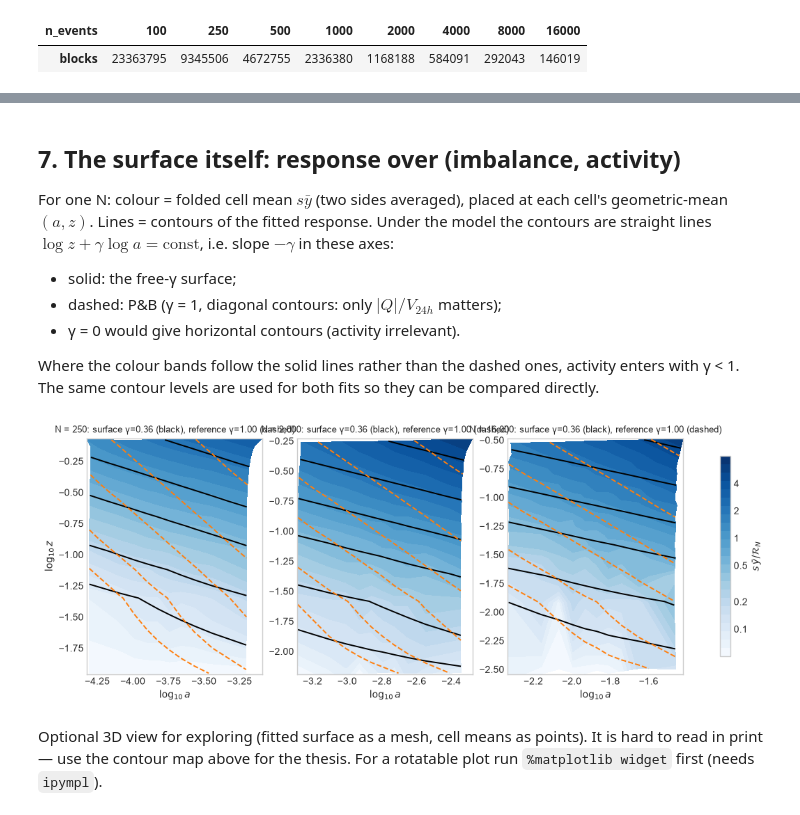
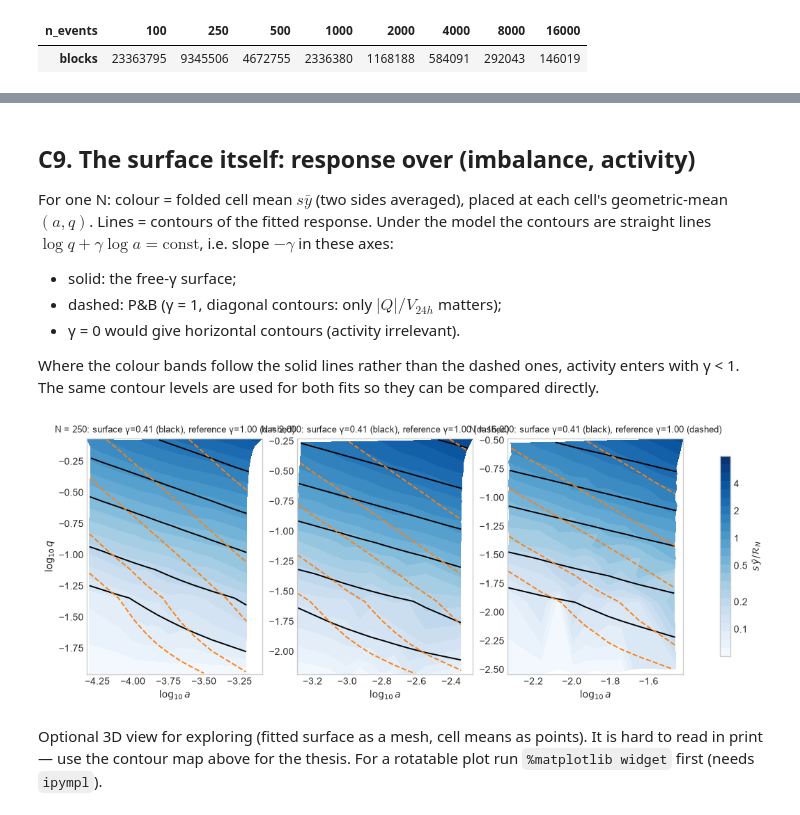
Before and after one commit to pdmillington/market-impact-research, a Jupyter notebook: crypto-impact-study/notebooks/ActivitySurface.ipynb, the cells around one changed output, grey strips where cells are left out. Cells and saved outputs as stored; diff of their text form; code cells hidden in the pictures.

Commit message:
ActivitySurface update

```diff
--- a/crypto-impact-study/notebooks/ActivitySurface.ipynb
+++ b/crypto-impact-study/notebooks/ActivitySurface.ipynb
@@ -53,0 +339,18 @@ pd.set_option('display.float_format', '{:,.4f}'.format)
+# %%
+by_n = show_table('surface_gamma_by_n', caption='Table: γ by N (each N fitted alone)')
+by_year = show_table('surface_gamma_by_year', caption='Table: γ by year (headline N set)')
+common_lo, common_hi = fit_table.query('n_set == "N_250_16000" and model == "activity_surface"')[
+    ['gamma_month_block_2_5', 'gamma_month_block_97_5']].iloc[0]
+
+fig, axes = plt.subplots(1, 2, figsize=(13, 4.2))
+for ax, frame, xs, labels, xlabel in ((axes[0], by_n, by_n.n_events.to_numpy(float), [f'{n:,}' for n in by_n.n_events], 'N'),
+                                      (axes[1], by_year, np.arange(len(by_year)), by_year.year.astype(str), 'year')):
+    ax.axhspan(common_lo, common_hi, color=BLUE, alpha=0.12, lw=0, label='common γ, month-block 95% CI')
+    ax.axhline(SURF.gamma, color=BLUE, ls='--', lw=1.4, label=f'common γ = {SURF.gamma:.2f}')
+    ax.errorbar(xs, frame.gamma, yerr=[frame.gamma - frame.gamma_p025, frame.gamma_p975 - frame.gamma], color=INK,
+                marker='o', mfc='white', capsize=3, label='γ fitted separately (day-block 95% CI)')
+    if xlabel == 'N':
+        ax.set_xscale('log'); ax.minorticks_off()
+    ax.set_xticks(xs); ax.set_xticklabels(labels, fontsize=8); ax.set_xlabel(xlabel); ax.set_ylabel('γ'); ax.set_ylim(0, 0.8)
+    ax.legend(fontsize=8, loc='upper left')
+fig.tight_layout(); plt.show()
@@ -53,0 +465,17 @@ pd.set_option('display.float_format', '{:,.4f}'.format)
+# %%
+lin = show_table('surface_linearity', caption='Table: δ within activity deciles vs pooled')
+deltas = pd.read_csv(LINEARITY / 'delta_by_decile.csv')
+fig, axes = plt.subplots(1, 3, figsize=(15, 3.8), sharey=True)
+for ax, (n, g) in zip(axes, deltas.groupby('n_events')):
+    d = g[g.group.str.startswith('decile')]
+    idx = np.arange(1, len(d) + 1)
+    ax.errorbar(idx, d.delta, yerr=[d.delta - d.delta_p025, d.delta_p975 - d.delta], fmt='o', color=INK, capsize=2,
+                label=r'within decile: $\delta$ in $q$')
+    pooled = g.loc[g.group == 'pooled_x', 'delta'].iat[0]
+    ax.axhline(pooled, color=ORANGE, ls='--', label=rf'pooled: $\delta$ in $|Q|/V_{{24h}}$ = {pooled:.2f}')
+    ax.axhline(1 - SURF.beta, color=BLUE, ls=':', label=rf'master-curve tail $1-\beta$ = {1 - SURF.beta:.2f}')
+    ax.axhline(1, color=MUTED, lw=0.8)
+    ax.set_xticks(idx); ax.set_xlabel('relative-activity decile (low → high)'); ax.set_title(f'N = {n:,}', fontsize=11)
+    ax.set_ylim(0.4, 1.1)
+axes[0].set_ylabel(r'fitted exponent $\delta$'); axes[0].legend(fontsize=8, loc='lower left')
+fig.tight_layout(); plt.show()
@@ -59,7 +560,7 @@ Change these and rerun from here. Cell statistics are cached per (response, grid
 everything else (`N_USE`, `MIN_OBS`, sub-periods, fixed γ) refits from the cache in seconds.
 # %%
 N_ALL = run.N_VALUES                 # (100, 250, 500, 1000, 2000, 4000, 8000, 16000): blocks that exist
-N_USE = N_ALL                        # subset used in the fits, e.g. (250, 1000, 4000, 16000)
+N_USE = tuple(n for n in N_ALL if n >= 250)   # headline set; N_ALL adds N = 100 (only R_N/Q_N identified)
 RESPONSE = 'y_vol'                   # 'y_vol' = r / sigma_24h (primary); 'y' = raw log return
 SAMPLE = ('2021-01', '2026-08')      # primary sample; ('2019-10', '2020-12') is the early robustness period
 N_Z, N_A = 20, 10                    # equal-count bins in z and a (per N and side); run.N_Z, run.N_A = 20, 10
@@ -68,5 +569,5 @@ N_STARTS = 8                         # optimiser starts for the headline fits
 
 assert SAMPLE[1] <= '2026-08', 'Data from 2026-09 onward is reserved for the alpha-search P-006 test.'
 CACHE = REPO / 'shared-data' / 'features' / 'academic' / 'symbol=BTCUSDT' / 'activity_surface_cells_v1'
-REDO = PROJECT_DIR / 'reports' / 'redo' / 'activity_surface_2021_2026'
+PUBLISHED = HEADLINE if tuple(N_USE) == tuple(n for n in N_ALL if n >= 250) else ALL_N if tuple(N_USE) == tuple(N_ALL) else None
 # %% [markdown]
@@ -335,9 +835,9 @@ plt.show()
 # %% [markdown]
-## 7. The surface itself: response over (imbalance, activity)
+## C9. The surface itself: response over (imbalance, activity)
 
 For one N: colour = folded cell mean $s\bar y$ (two sides averaged), placed at each cell's geometric-mean
-$(a, z)$. Lines = contours of the fitted response. Under the model the contours are straight lines
-$\log z + \gamma\log a = \text{const}$, i.e. slope $-\gamma$ in these axes:
+$(a, q)$. Lines = contours of the fitted response. Under the model the contours are straight lines
+$\log q + \gamma\log a = \text{const}$, i.e. slope $-\gamma$ in these axes:
 
 - solid: the free-γ surface;
 - dashed: P&B (γ = 1, diagonal contours: only $|Q|/V_{24h}$ matters);
@@ -360,40 +860,40 @@ def fitted_on_grid(fit, n, log_a, log_z):
 def plot_surface_map(n_values=(250, 2000, 16000), fit_main=None, fit_ref=None,
                      levels=(0.1, 0.2, 0.5, 1.0, 2.0, 4.0)):
     # Same drawing as thesis figure 29 (scripts/make_surface_figures.py): colour = folded cell mean / surface R_N
-    # on a log scale, drawn on the cells' own (z bin x a bin) grid; lines = fitted contours at the same levels.
+    # on a log scale, drawn on the cells' own (q bin x a bin) grid; lines = fitted contours at the same levels.
     import matplotlib
     fit_main = fit_main or fits['activity surface (γ free)']
     fit_ref = fit_ref or fits['P&B (γ=1)']
     n_values = [n for n in n_values if n in N_USE]
     fill_levels = np.geomspace(0.05, 8.0, 25)
     norm = matplotlib.colors.LogNorm(fill_levels[0], fill_levels[-1])
     ln10 = np.log(10)
     fig, axes = plt.subplots(1, len(n_values), figsize=(4.6 * len(n_values), 4.4), squeeze=False)
     for ax, n in zip(axes[0], n_values):
         fc = folded_cells(cells, n)
         r_main = fit_main.scales.set_index('n_events').loc[n, 'r_scale']
         fc['scaled'] = fc['fy'] / r_main
         grid = {c: fc.pivot(index='iz', columns='ia', values=c).to_numpy() for c in ('mean_loga', 'mean_logz', 'scaled')}
         fill = ax.contourf(grid['mean_loga'] / ln10, grid['mean_logz'] / ln10,
                            np.clip(grid['scaled'], fill_levels[0], fill_levels[-1]),
                            levels=fill_levels, cmap='Blues', norm=norm)
         for fit, style, colour in ((fit_main, '-', 'k'), (fit_ref, '--', 'tab:orange')):
             q, r = fit.scales.set_index('n_events').loc[n, ['q_scale', 'r_scale']]
             pred = r * pb_shape(np.exp(grid['mean_logz'] + fit.gamma * grid['mean_loga']) / q, fit.alpha, fit.beta) / r_main
             ax.contour(grid['mean_loga'] / ln10, grid['mean_logz'] / ln10, pred, levels=list(levels),
                        colors=colour, linestyles=style, linewidths=1.4)
         ax.set_title(f'N = {n:,}: surface γ={fit_main.gamma:.2f} (black), reference γ={fit_ref.gamma:.2f} (dashed)', fontsize=9)
         ax.set_xlabel(r'$\log_{10} a$'); ax.grid(False)
-    axes[0][0].set_ylabel(r'$\log_{10} z$')
+    axes[0][0].set_ylabel(r'$\log_{10} q$')
     bar = fig.colorbar(fill, ax=axes[0], shrink=0.85, ticks=list(levels))
     bar.ax.set_yticklabels([f'{v:g}' for v in levels])
     bar.set_label(r'$s\,\bar y/\mathcal{R}_N$')
     plt.show()
 
 
 plot_surface_map()
 # %% [output]
-[figure, old version]
+[figure, new version]
 # %% [markdown]
 Optional 3D view for exploring (fitted surface as a mesh, cell means as points). It is hard to read in print —
 use the contour map above for the thesis. For a rotatable plot run `%matplotlib widget` first (needs `ipympl`).
```
Also changed, not shown: parts of 40 cells of this notebook, 1 other file.
